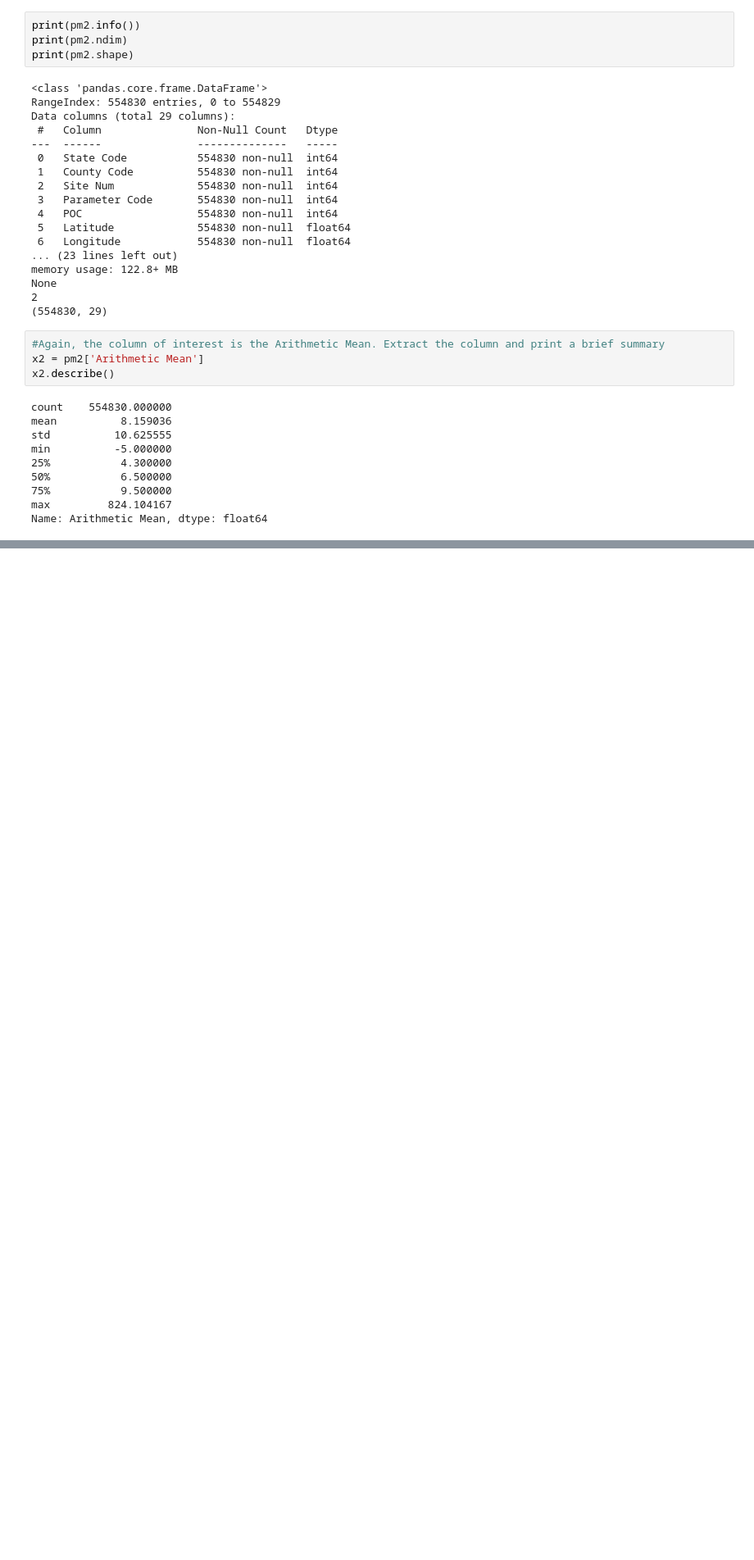
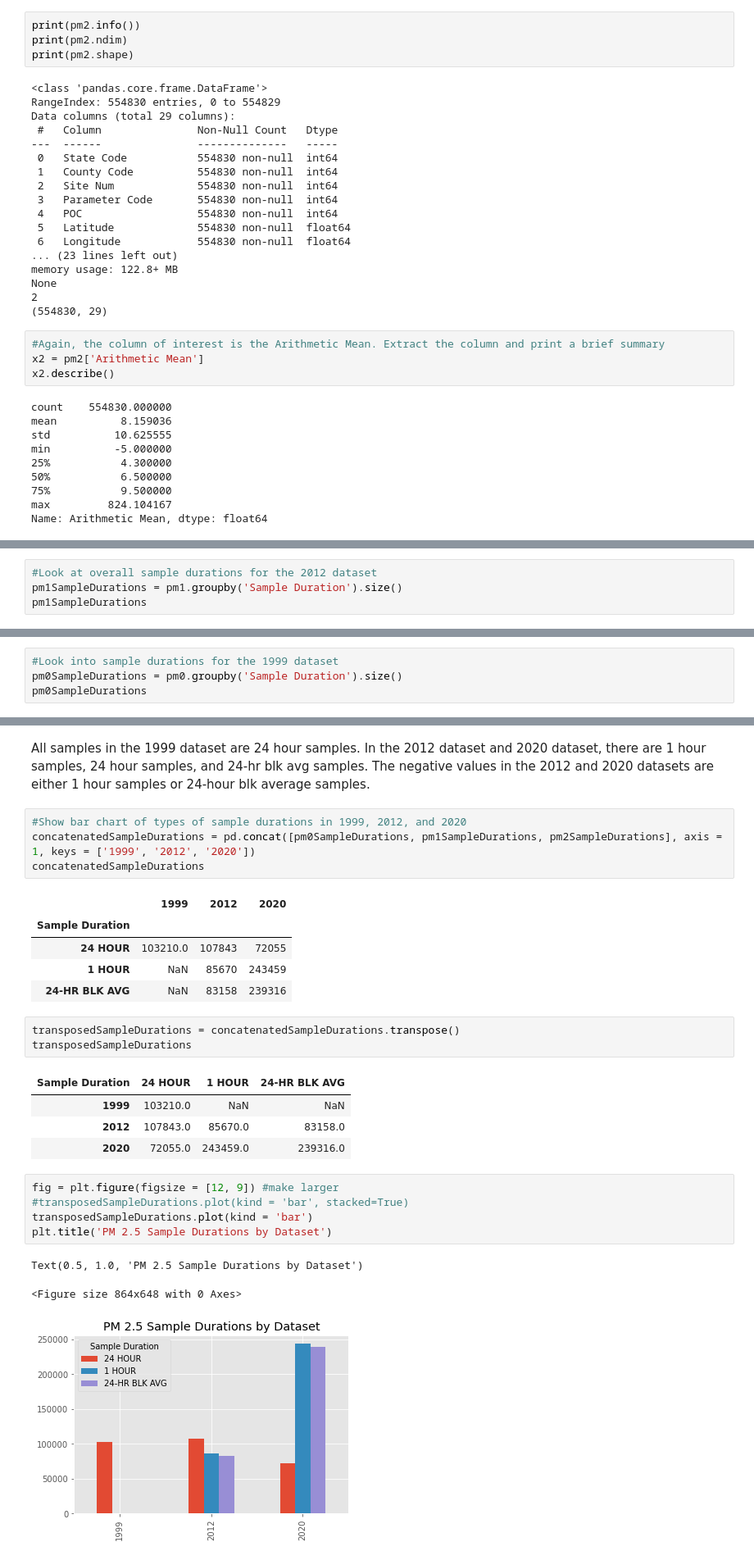
Before and after one commit to mjlaw/FIT_capstone, a Jupyter notebook: Jupyter_notebooks/PM2.5 studies.ipynb, the cells around one changed output, grey strips where cells are left out. Shown: that part at 82% size. Cells and saved outputs as stored; diff of their text form; blank space fills up the shorter version.

```diff
--- a/Jupyter_notebooks/PM2.5 studies.ipynb
+++ b/Jupyter_notebooks/PM2.5 studies.ipynb
@@ -239,0 +301,4 @@ Looking at the datasets more closely: In 1999, all of the reported values were f
+# %%
+#Look at overall sample durations for the 2012 dataset
+pm1SampleDurations = pm1.groupby('Sample Duration').size()
+pm1SampleDurations
@@ -239,0 +311,4 @@ Looking at the datasets more closely: In 1999, all of the reported values were f
+# %%
+#Look into sample durations for the 1999 dataset
+pm0SampleDurations = pm0.groupby('Sample Duration').size()
+pm0SampleDurations
@@ -239,0 +319,29 @@ Looking at the datasets more closely: In 1999, all of the reported values were f
+# %% [markdown]
+All samples in the 1999 dataset are 24 hour samples. In the 2012 dataset and 2020 dataset, there are 1 hour samples, 24 hour samples, and 24-hr blk avg samples. The negative values in the 2012 and 2020 datasets are either 1 hour samples or 24-hour blk average samples.
+# %%
+#Show bar chart of types of sample durations in 1999, 2012, and 2020
+concatenatedSampleDurations = pd.concat([pm0SampleDurations, pm1SampleDurations, pm2SampleDurations], axis = 1, keys = ['1999', '2012', '2020'])
+concatenatedSampleDurations
+# %% [output]
+|  | 1999 | 2012 | 2020 |
+| Sample Duration |  |  |  |
+| 24 HOUR | 103210.0 | 107843 | 72055 |
+| 1 HOUR | NaN | 85670 | 243459 |
+| 24-HR BLK AVG | NaN | 83158 | 239316 |
+# %%
+transposedSampleDurations = concatenatedSampleDurations.transpose()
+transposedSampleDurations
+# %% [output]
+| Sample Duration | 24 HOUR | 1 HOUR | 24-HR BLK AVG |
+| 1999 | 103210.0 | NaN | NaN |
+| 2012 | 107843.0 | 85670.0 | 83158.0 |
+| 2020 | 72055.0 | 243459.0 | 239316.0 |
+# %%
+fig = plt.figure(figsize = [12, 9]) #make larger
+#transposedSampleDurations.plot(kind = 'bar', stacked=True)
+transposedSampleDurations.plot(kind = 'bar')
+plt.title('PM 2.5 Sample Durations by Dataset')
+# %% [output]
+Text(0.5, 1.0, 'PM 2.5 Sample Durations by Dataset')
+<Figure size 864x648 with 0 Axes>
+[figure, added]
```
Also changed, not shown: parts of 69 cells of this notebook.
